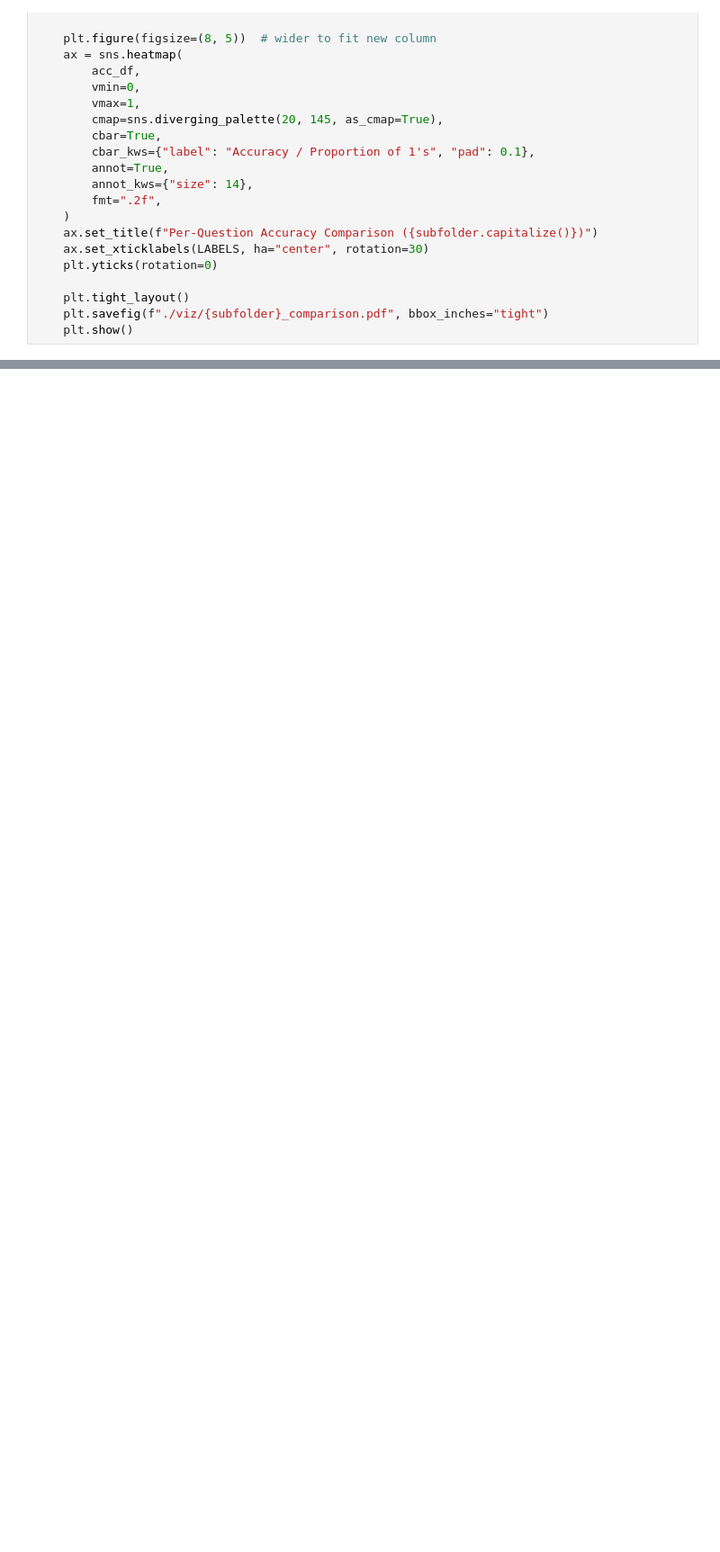
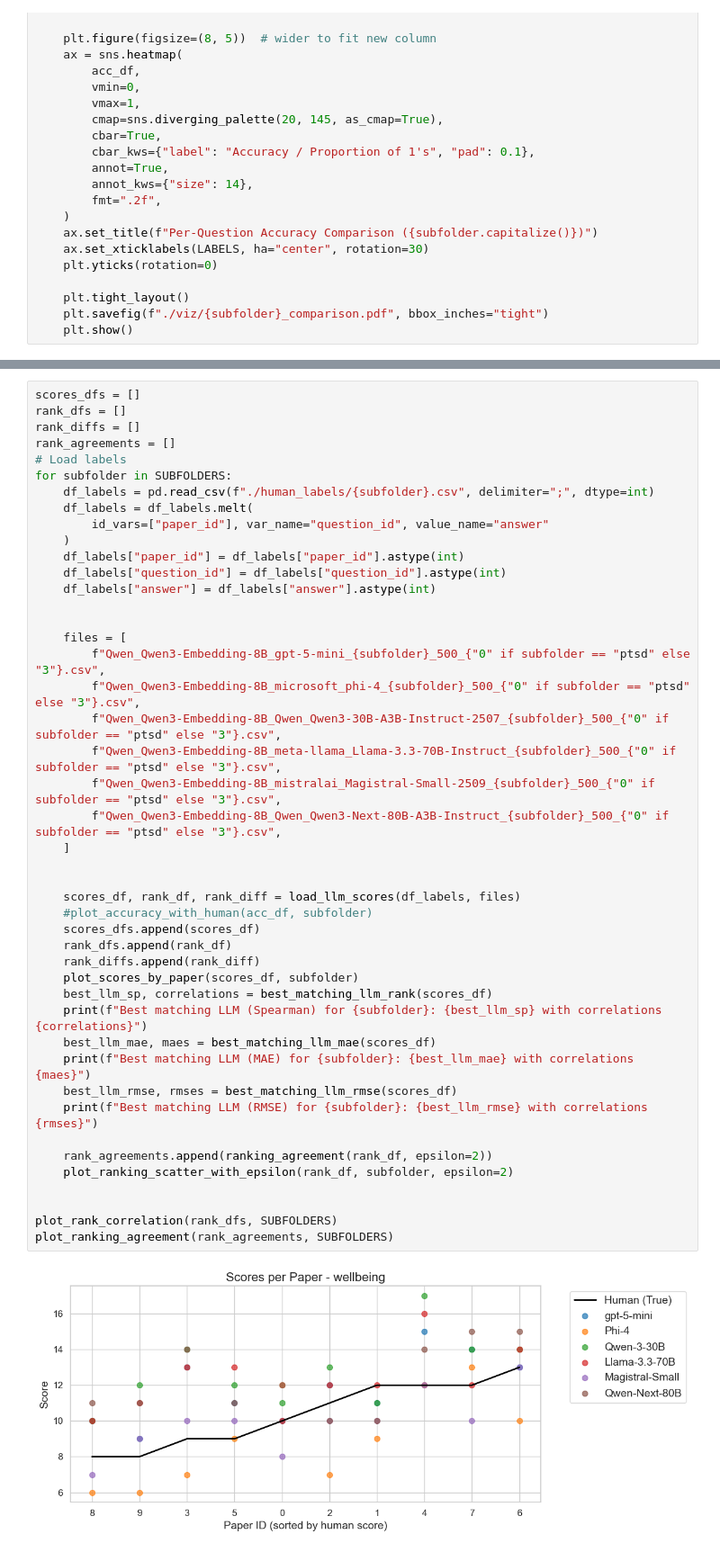
Before and after one commit to timovdk/grolts-llm, a Jupyter notebook: eval/per_case_study_comparison.ipynb, the cells around one changed output, grey strips where cells are left out. Shown at 90% size. Drawn from its saved outputs; the diff is of its cells as text; blank space fills up the shorter version.

```diff
--- a/eval/per_case_study_comparison.ipynb
+++ b/eval/per_case_study_comparison.ipynb
@@ -336,0 +536,47 @@ for subfolder in SUBFOLDERS:
+# %%
+scores_dfs = []
+rank_dfs = []
+rank_diffs = []
+rank_agreements = []
+# Load labels
+for subfolder in SUBFOLDERS:
+    df_labels = pd.read_csv(f"./human_labels/{subfolder}.csv", delimiter=";", dtype=int)
+    df_labels = df_labels.melt(
+        id_vars=["paper_id"], var_name="question_id", value_name="answer"
+    )
+    df_labels["paper_id"] = df_labels["paper_id"].astype(int)
+    df_labels["question_id"] = df_labels["question_id"].astype(int)
+    df_labels["answer"] = df_labels["answer"].astype(int)
+
+
+    files = [
+        f"Qwen_Qwen3-Embedding-8B_gpt-5-mini_{subfolder}_500_{"0" if subfolder == "ptsd" else "3"}.csv",
+        f"Qwen_Qwen3-Embedding-8B_microsoft_phi-4_{subfolder}_500_{"0" if subfolder == "ptsd" else "3"}.csv",
+        f"Qwen_Qwen3-Embedding-8B_Qwen_Qwen3-30B-A3B-Instruct-2507_{subfolder}_500_{"0" if subfolder == "ptsd" else "3"}.csv",
+        f"Qwen_Qwen3-Embedding-8B_meta-llama_Llama-3.3-70B-Instruct_{subfolder}_500_{"0" if subfolder == "ptsd" else "3"}.csv",
+        f"Qwen_Qwen3-Embedding-8B_mistralai_Magistral-Small-2509_{subfolder}_500_{"0" if subfolder == "ptsd" else "3"}.csv",
+        f"Qwen_Qwen3-Embedding-8B_Qwen_Qwen3-Next-80B-A3B-Instruct_{subfolder}_500_{"0" if subfolder == "ptsd" else "3"}.csv",
+    ]
+
+
+    scores_df, rank_df, rank_diff = load_llm_scores(df_labels, files)
+    #plot_accuracy_with_human(acc_df, subfolder)
+    scores_dfs.append(scores_df)
+    rank_dfs.append(rank_df)
+    rank_diffs.append(rank_diff)
+    plot_scores_by_paper(scores_df, subfolder)
+    best_llm_sp, correlations = best_matching_llm_rank(scores_df)
+    print(f"Best matching LLM (Spearman) for {subfolder}: {best_llm_sp} with correlations {correlations}")
+    best_llm_mae, maes = best_matching_llm_mae(scores_df)
+    print(f"Best matching LLM (MAE) for {subfolder}: {best_llm_mae} with correlations {maes}")
+    best_llm_rmse, rmses = best_matching_llm_rmse(scores_df)
+    print(f"Best matching LLM (RMSE) for {subfolder}: {best_llm_rmse} with correlations {rmses}")
+
+    rank_agreements.append(ranking_agreement(rank_df, epsilon=2))
+    plot_ranking_scatter_with_epsilon(rank_df, subfolder, epsilon=2)
+
+
+plot_rank_correlation(rank_dfs, SUBFOLDERS)
+plot_ranking_agreement(rank_agreements, SUBFOLDERS)
+# %% [output]
+[figure, added]
```
Also changed, not shown: parts of 9 cells of this notebook, 6 other files.
